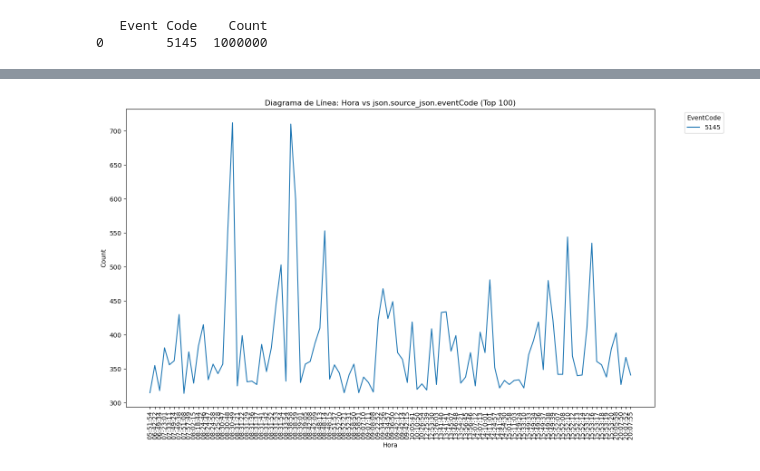
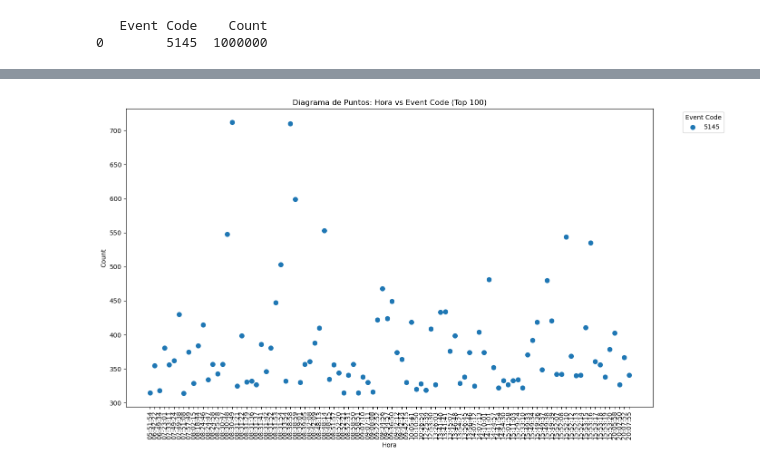
Before and after one commit to YasminGarcia1210/MAESTRIA_DATOS, a Jupyter notebook: TRABAJOGRADO#1/CUADERNOS/FILE ACCES NEW.ipynb, the cells around one changed output, grey strips where cells are left out. Drawn from its saved outputs; the diff is of its cells as text; code cells hidden in the pictures.

```diff
--- a/TRABAJOGRADO#1/CUADERNOS/FILE ACCES NEW.ipynb
+++ b/TRABAJOGRADO#1/CUADERNOS/FILE ACCES NEW.ipynb
@@ -8,5 +8,5 @@ import seaborn as sns
 # %%
-enlace= "H:\Mi unidad\Trabajo de grado 2\DATAFRAME SOLOS PROPUESTA TAMURA\Data Base_PROPUESTA TAMURA\File Acces_New_muestra Edwin.csv"
+enlace= "H:\Mi unidad\Trabajo de grado 2\DATAFRAME SOLOS_PROPUESTA\Data Base_PROPUESTA TAMURA\File Acces_New_muestra Edwin.csv"
 df=pd.read_csv(enlace)
 # %%
 df.head(4)
@@ -175,21 +229,34 @@ df_agrupado = df.groupby(['hora', 'json.source_json.eventCode']).size().reset_in
 # Ordenar df_agrupado por la columna 'count' en orden descendente
 df_agrupado = df_agrupado.sort_values(by='count', ascending=False)
 # %%
+import pandas as pd
+import matplotlib.pyplot as plt
+
+# Agrupar y contar ocurrencias
+df_agrupado = df.groupby(['hora', 'json.source_json.eventCode']).size().reset_index(name='count')
+
+# Ordenar df_agrupado por la columna 'count' en orden descendente
+df_agrupado = df_agrupado.sort_values(by='count', ascending=False)
+
 # Seleccionar los primeros 100 registros
 top_100 = df_agrupado.head(100).sort_values(by='hora')
 
-# Crear el diagrama de línea
+# Mostrar los primeros 7 datos en orden descendente por 'count'
+print("Primeros 7 datos en orden descendente por 'count':")
+print(df_agrupado.head(7))
+
+# Crear el diagrama de puntos
 plt.figure(figsize=(14, 8))
 
-# Graficar cada 'json.target_address' individualmente
-for address in top_100['json.source_json.eventCode'].unique():
-    subset = top_100[top_100['json.source_json.eventCode'] == address]
-    plt.plot(subset['hora'], subset['count'], label=address)
+# Graficar cada 'json.source_json.eventCode' individualmente como puntos
+for event_code in top_100['json.source_json.eventCode'].unique():
+    subset = top_100[top_100['json.source_json.eventCode'] == event_code]
+    plt.scatter(subset['hora'], subset['count'], label=event_code, s=50)  # s controla el tamaño de los puntos
 
 plt.xlabel('Hora')
 plt.ylabel('Count')
-plt.title('Diagrama de Línea: Hora vs json.source_json.eventCode (Top 100)')
-plt.legend(title='EventCode', bbox_to_anchor=(1.05, 1), loc='upper left')
+plt.title('Diagrama de Puntos: Hora vs Event Code (Top 100)')
+plt.legend(title='Event Code', bbox_to_anchor=(1.05, 1), loc='upper left')
 plt.xticks(rotation=90)  # Rotar etiquetas del eje x si es necesario
 plt.tight_layout()
 plt.show()
@@ -197 +273 @@ plt.show()
-[figure, old version]
+[figure, new version]
```
Also changed, not shown: parts of 7 cells of this notebook.
